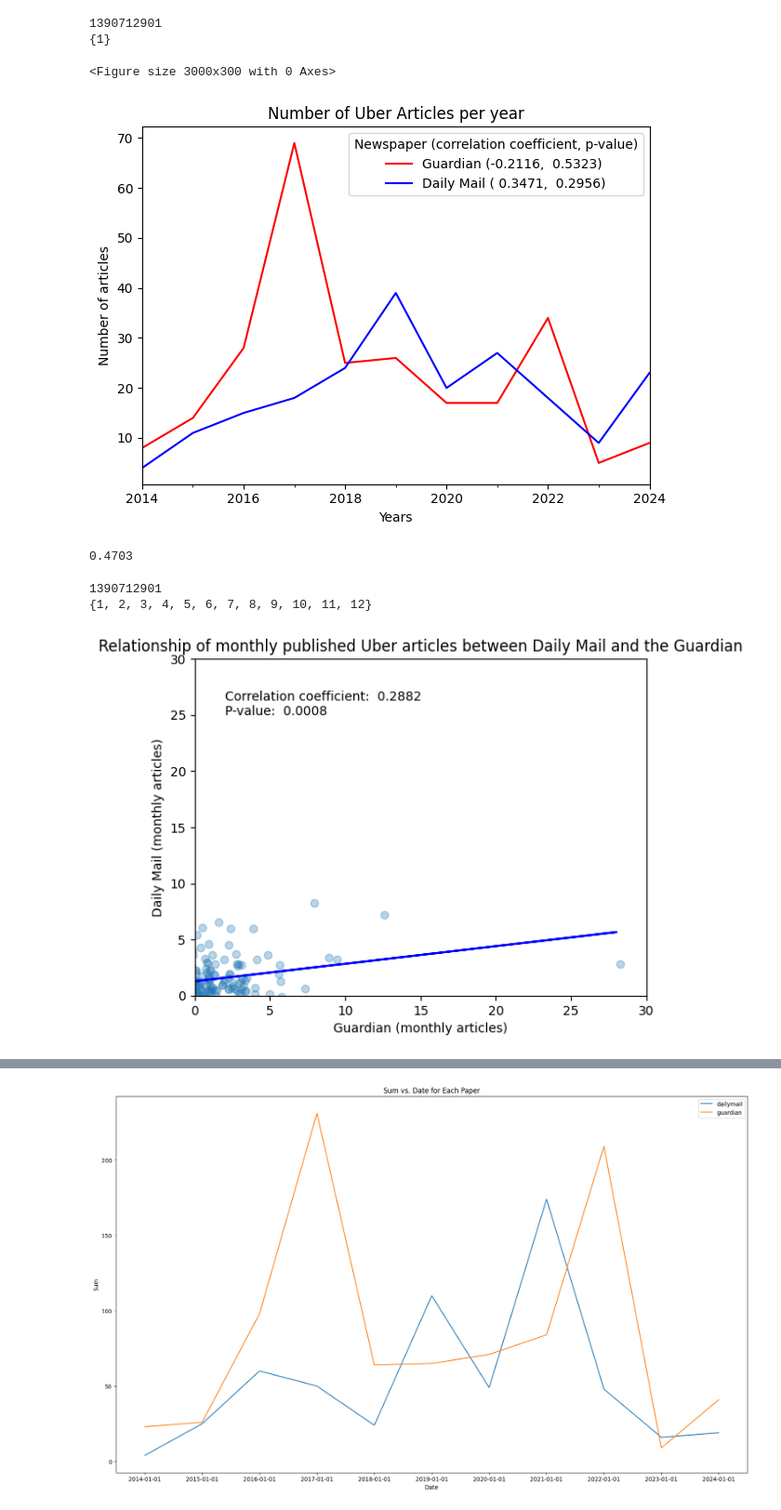
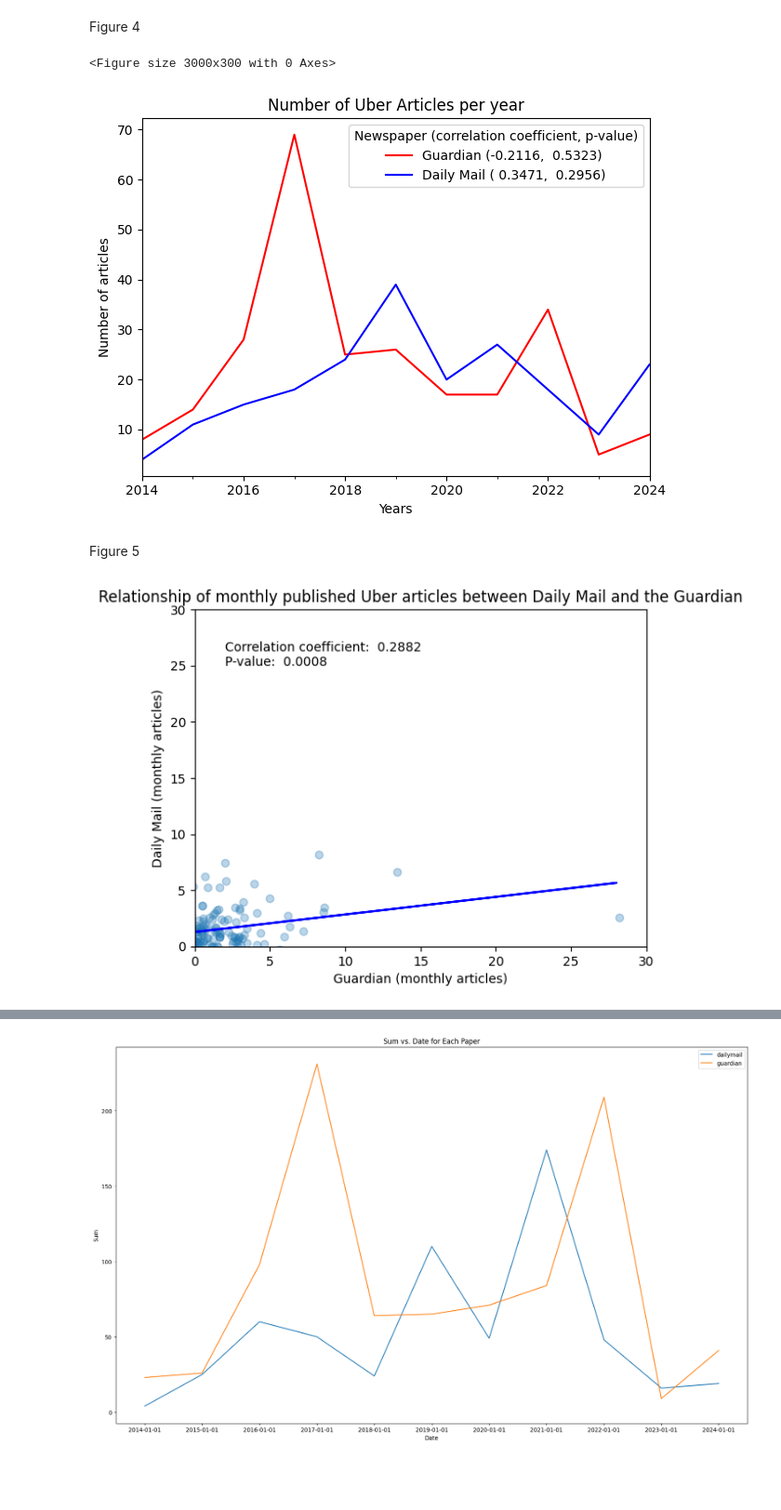
Before and after one commit to dmh21za/compmeth, a Jupyter notebook: analysis.ipynb, the cells around one changed output, grey strips where cells are left out. Shown at 93% size. Cells and saved outputs as stored; diff of their text form; code cells hidden in the pictures; blank space fills up the shorter version.

Commit message:
cleaned analysis

```diff
--- a/analysis.ipynb
+++ b/analysis.ipynb
@@ -385,22 +65,0 @@ with open('clean_guardian.json', 'w') as f:
-# %%
-# This function merges the clean daily mail and guardian lists
-def merge_clean_data(dailymail_loc, guardian_loc):
-  merged = {
-      'time': datetime.now().timestamp()
-  }
-  # Read dailymail and put into the merged object
-  with open(dailymail_loc, 'r', encoding='utf-8') as f:
-    merged['dailymail'] = json.load(f)
-    # Remove failed non-articles
-    merged['dailymail'] = list(filter(lambda a: ('failed' not in a), merged['dailymail']))
-  # Read guardian and put into the merged object
-  with open(guardian_loc, 'r', encoding='utf-8') as f:
-    merged['guardian'] = json.load(f)
-    # Remove failed non-articles
-    merged['guardian'] = list(filter(lambda a: ('failed' not in a), merged['guardian']))
-
-  return merged
-
-# Store merged into a file
-with open('./data/merged.json', 'w') as f:
-  json.dump(merge_clean_data('./data/clean_dailymail.json', './data/clean_guardian.json'), f)
@@ -407,5 +95,7 @@ with open('./data/merged.json', 'w') as f:
+# %% [markdown]
+Figure 4
 # %%
-# This creates the plot that shows number of uber articles by month
+# This creates the plot that shows number of uber articles by month/year
 
 # 1. get the data
 obj_old = {}
@@ -417,15 +107,13 @@ resolution = 1
 
 def get_frequency_df(obj, resolution):
 
-    # What I need is a df of form PAPER/MONTH(everymonth)/COUNT(set0)
-    # Need to now earliest month and year and latest month and year (use published)
+    # What I need is a df of form PAPER/MONTH(everymonth)/COUNT
+    # Need to know earliest month and year and latest month and year (use published)
     # Sort obj by published - do it with data frame
 
-    #df_grouped.plot('monthpub', 'count')
     df = pd.DataFrame.from_records(obj).sort_values('published')
     # Get first timestamps
     first = (df.iloc[0]['published'])
-    print(first)
     first = datetime.fromtimestamp(first)
 
     # ignore 2025
@@ -449,8 +137,6 @@ def get_frequency_df(obj, resolution):
     # months that are possible given resolution
     possible_months = set([month_function(x) for x in range(1,13)])
 
-    print(possible_months)
-
     # Loop through df
     for index, row in df.iterrows():
         # Convert time to first of given month/year
@@ -459,15 +145,12 @@ def get_frequency_df(obj, resolution):
         m = month_function(month.month)
         month = month.strftime('%Y-' + ("0" if m < 10 else "") + str(m) + '-01')
         paper = row['paper']
-        #month = "2025-01-01"
         # update df2 accordingly
         df2.loc[month, paper] += 1
 
-    #df2.loc[(df2['paper'] == 'guardian') & (df2['month'] == "2025-01-01"), 'count'] = 24
 
     # convert index to datetime
     df2.index = pd.to_datetime(df2.index)
-
 
     # drop months that haven't happened
     # let's ignore 2025 because it hasn't been a full years
@@ -495,14 +178,10 @@ plt.legend([f'Guardian ({g_c : .4f}, {g_p : .4f})', f'Daily Mail ({dm_c : .4f},
 plt.tight_layout()
 plt.show()
 # %% [output]
-1390712901
-{1}
+<Figure size 3000x300 with 0 Axes>
-<Figure size 3000x300 with 0 Axes>
 [figure]
-# %%
-get_sentiment("uber is a ride sharing app")
-# %% [output]
-0.4703
+# %% [markdown]
+Figure 5
 # %%
 # this for checking if there's any correlation between how many articles daily mail publish and guardian do each month
 df_corr = get_frequency_df(obj_old, 12)
@@ -512,37 +191,31 @@ import random
 
 # add random jitter to make better visualisation
 plt.scatter(df_corr['guardian'].apply(lambda x : x + random.random() - 0.5), df_corr['dailymail'].apply(lambda x : x + random.random() - 0.5), alpha=0.3)
 
-"""if plt.gca().get_xlim() > plt.gca().get_ylim():
-  plt.ylim(plt.gca().get_xlim())
-else:
-  plt.xlim(plt.gca().get_ylim())"""
 gca = plt.gca()
 xlim = math.ceil(gca.get_xlim()[1])
 ylim = math.ceil(gca.get_ylim()[1])
 bigger = xlim
 if xlim > ylim: bigger = xlim
 elif ylim > xlim: bigger = ylim
 else: bigger = xlim
 plt.xlim(0, bigger)
 plt.ylim(0, bigger)
 
 # Calculate the correlation coefficient and p-value
 correlation_coefficient, p_value = stats.pearsonr(df_corr['guardian'], df_corr['dailymail'])
 
 #plot line of best fit
 m, b = np.polyfit(df_corr['guardian'], df_corr['dailymail'], 1)
 plt.plot(df_corr['guardian'], m*df_corr['guardian'] + b, color='blue')
 
 
 # Display the results on the graph
 plt.text(2, 25, f'Correlation coefficient: {correlation_coefficient : .4f} \nP-value: {p_value : .4f}')
 plt.title("Relationship of monthly published Uber articles between Daily Mail and the Guardian")
 plt.xlabel("Guardian (monthly articles)")
 plt.ylabel("Daily Mail (monthly articles)")
 
 plt.show()
 # %% [output]
-1390712901
-{1, 2, 3, 4, 5, 6, 7, 8, 9, 10, 11, 12}
-[figure, old version]
+[figure, new version]
```
Also changed, not shown: parts of 31 cells of this notebook.
